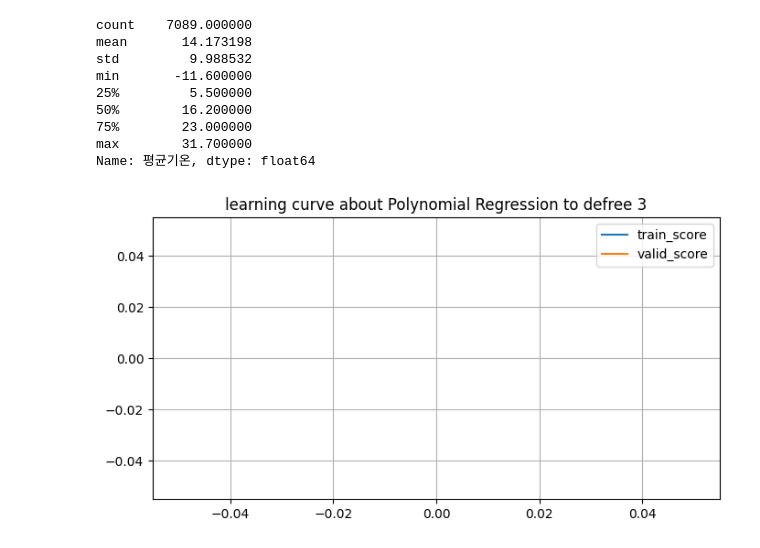
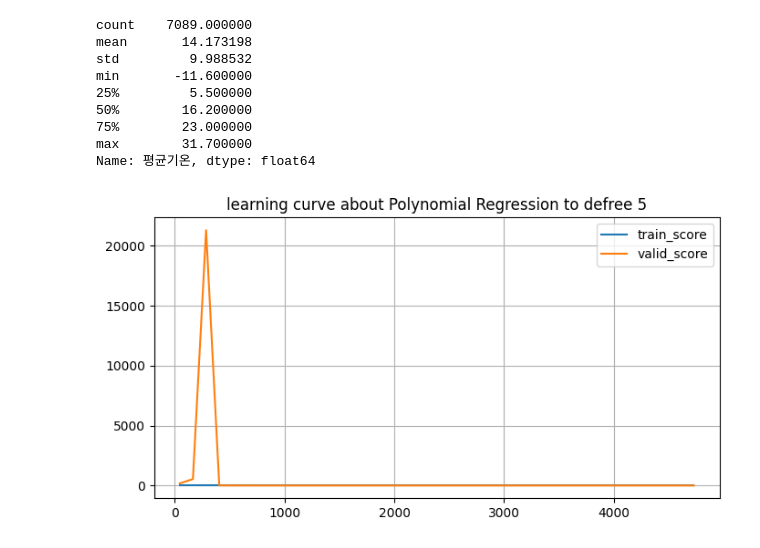
Before and after one commit to Apple03244/DataAnalysis-ML, a Jupyter notebook: HandsOn/모델알고리즘(ML)/003_learing_curve.ipynb, the cells around one changed output. Saved outputs shown, nothing was run; the diff lists cells and outputs as text; code cells hidden in the pictures.

```diff
--- a/HandsOn/모델알고리즘/003_learing_curve.ipynb
+++ b/HandsOn/모델알고리즘(ML)/003_learing_curve.ipynb
@@ -64,10 +64,10 @@ train_size,train_score,valid_score=skmod.learning_curve(estimator=poly_model
                                                         )
 # %%
 plt.figure(figsize=(8,4))
-plt.title("learning curve about Polynomial Regression to defree 3")
+plt.title("learning curve about Polynomial Regression to defree 5")
 sb.lineplot(x=train_size,y=-train_score.mean(axis=1),label="train_score")
 sb.lineplot(x=train_size,y=-valid_score.mean(axis=1),label="valid_score")
 plt.grid()
 plt.show()
 # %% [output]
-[figure, old version]
+[figure, new version]
```
